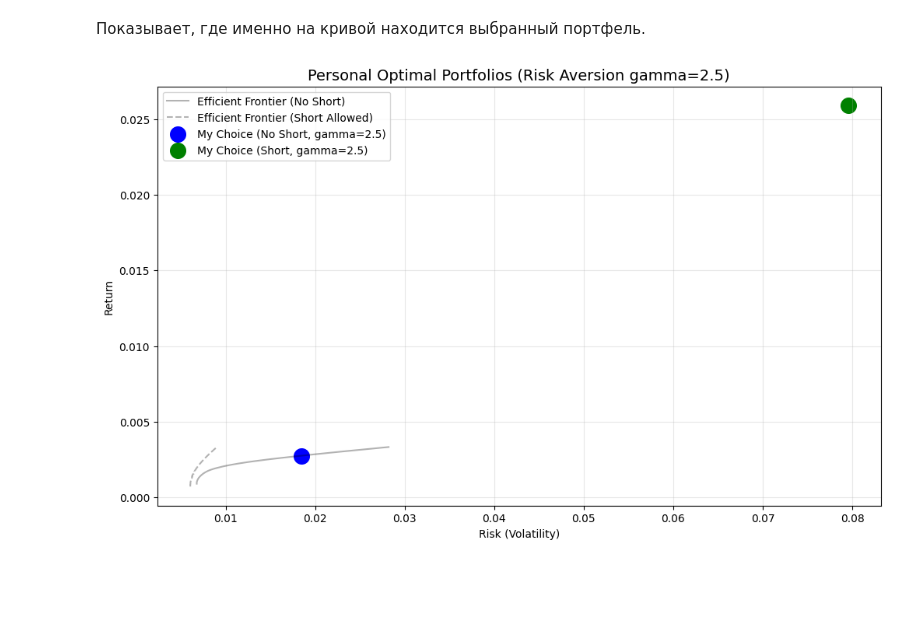
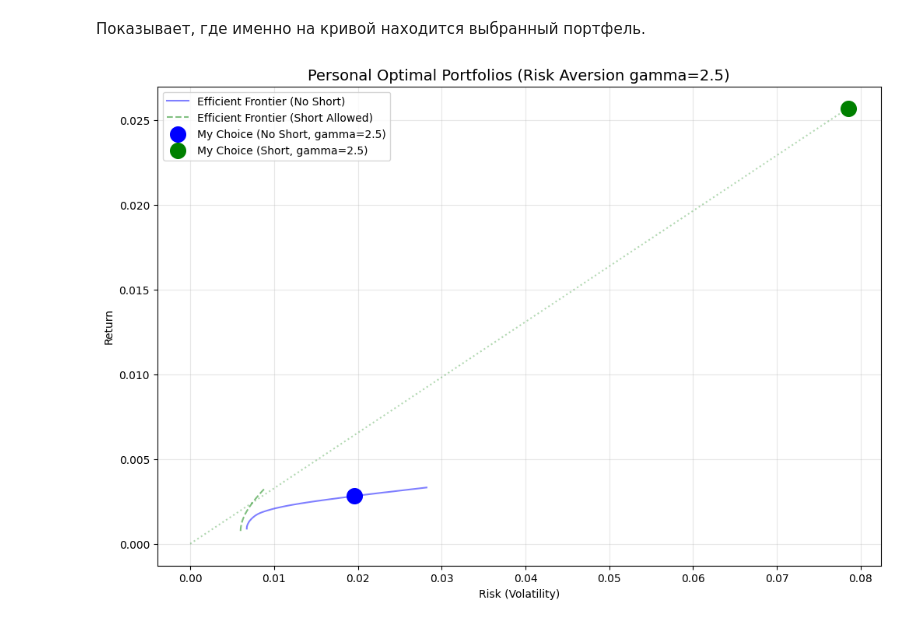
Before and after one commit to theMagusDev/NASDAQ-opt-portfolio, a Jupyter notebook: solution.ipynb, the cells around one changed output. Cells and saved outputs as stored; diff of their text form; code cells hidden in the pictures; blank space fills up the shorter version.

```diff
--- a/solution.ipynb
+++ b/solution.ipynb
@@ -75,7 +75,7 @@ Logarithmic returns calculated. Number of observations: 251.
 tickers = [
     'AAPL', 'ADBE', 'ADI', 'ADP', 'ADSK', 'AMD', 'AMGN', 'AMZN', 'ASML', 'AVGO',
     'BIDU', 'BKNG', 'BKR', 'CDNS', 'CHTR', 'CMCSA', 'COST', 'CSCO', 'CSX', 'CTSH',
-    'DLTR', 'DXCM', 'EA', 'EBAY', 'EXC', 'GILD', 'GOOG', 'GOOGL', 'IDXX', 'ILMN',
+    'DLTR', 'DXCM', 'EA', 'EBAY', 'EXC', 'GILD', 'TMUS', 'GOOGL', 'IDXX', 'ILMN',
     'INTC', 'ISRG', 'KDP', 'KLAC', 'LRCX', 'MAR', 'MDLZ', 'META', 'MNST', 'MU',
     'NFLX', 'NVDA', 'NXPI', 'ORLY', 'PAYX', 'PEP', 'PYPL', 'QCOM', 'REGN', 'TSLA'
 ]
@@ -457,14 +450,9 @@ opt_personal_ns = sco.minimize(
 # %%
-# 2. Оптимизация с короткими позициями (Bounds: -1 to 1)
+# Оптимизация С короткими продажами (Bounds: -1, 1)
+# Мы разрешаем шортить до 100% от капитала на одну бумагу (-1)
 bounds_s = tuple((-1, 1) for _ in range(n))
-opt_personal_s = sco.minimize(
-    neg_utility,
-    init_guess,
-    args=(mu, Sigma, gamma),
-    method='SLSQP',
-    bounds=bounds_s,
-    constraints=constraints
-)
+opt_s = sco.minimize(neg_utility, init_guess, args=(mu, Sigma, gamma),
+                     method='SLSQP', bounds=bounds_s, constraints=constraints)
 # %%
 print("Optimization for personal portfolio complete.")
 # %% [output]
@@ -522,7 +505,4 @@ def analyze_portfolio(weights, tickers, title="Portfolio"):
 # %%
-# Анализ для случая без шортов
-per_ret_ns, per_std_ns = analyze_portfolio(opt_personal_ns.x, tickers, "Personal Portfolio (NO Short)")
-
-# Анализ для случая с шортами
-per_ret_s, per_std_s = analyze_portfolio(opt_personal_s.x, tickers, "Personal Portfolio (WITH Short)")
+p_ret_ns, p_std_ns = analyze_personal_portfolio(opt_ns.x, tickers, "Personal Portfolio (NO Short)")
+p_ret_s, p_std_s = analyze_personal_portfolio(opt_s.x, tickers, "Personal Portfolio (WITH Short)")
 # %% [output]
@@ -548,26 +528,27 @@ CVaR (Conditional VaR):     -13.7721%
 # %% [markdown]
 Показывает, где именно на кривой находится выбранный портфель.
 # %%
-plt.figure(figsize=(12, 7))
+plt.figure(figsize=(12, 8))
 
-# 1. Рисуем фронты (используем данные из предыдущих шагов, если они в памяти)
-# Если переменные risks_ns и т.д. сохранились:
-try:
-    plt.plot(risks_ns, rets_ns, 'k-', alpha=0.3, label='Efficient Frontier (No Short)')
-    plt.plot(risks_s, rets_s, 'k--', alpha=0.3, label='Efficient Frontier (Short Allowed)')
-except NameError:
-    print("Frontier data not found in memory, plotting only points.")
+# 1. Рисуем "старые" фронты (для контекста)
+plt.plot(risks_ns, rets_ns, 'b-', alpha=0.5, label='Efficient Frontier (No Short)')
+plt.plot(risks_s, rets_s, 'g--', alpha=0.5, label='Efficient Frontier (Short Allowed)')
 
-# 2. Точки личных портфелей
-plt.scatter(per_std_ns, per_ret_ns, color='blue', s=200, marker='o', label=f'My Choice (No Short, gamma={gamma})')
-plt.scatter(per_std_s, per_ret_s, color='green', s=200, marker='o', label=f'My Choice (Short, gamma={gamma})')
+# 2. Рисуем Личные Портфели
+plt.scatter(p_std_ns, p_ret_ns, color='blue', s=200, zorder=5, label=f'My Choice (No Short, gamma={gamma})')
+plt.scatter(p_std_s, p_ret_s, color='green', s=200, zorder=5, label=f'My Choice (Short, gamma={gamma})')
+
+# 3. Соединяем точку с шортами линией с началом координат (Capital Market Line approximation)
+# Это покажет, какой огромный риск мы берем
+plt.plot([0, p_std_s], [0, p_ret_s], 'g:', alpha=0.3)
 
 plt.title(f'Personal Optimal Portfolios (Risk Aversion gamma={gamma})', fontsize=14)
 plt.xlabel('Risk (Volatility)')
 plt.ylabel('Return')
 plt.legend()
 plt.grid(True, alpha=0.3)
+
 plt.show()
 # %% [output]
-[figure, old version]
+[figure, new version]
 # %% [markdown]
```
Also changed, not shown: parts of 14 cells of this notebook, 3 other files.
